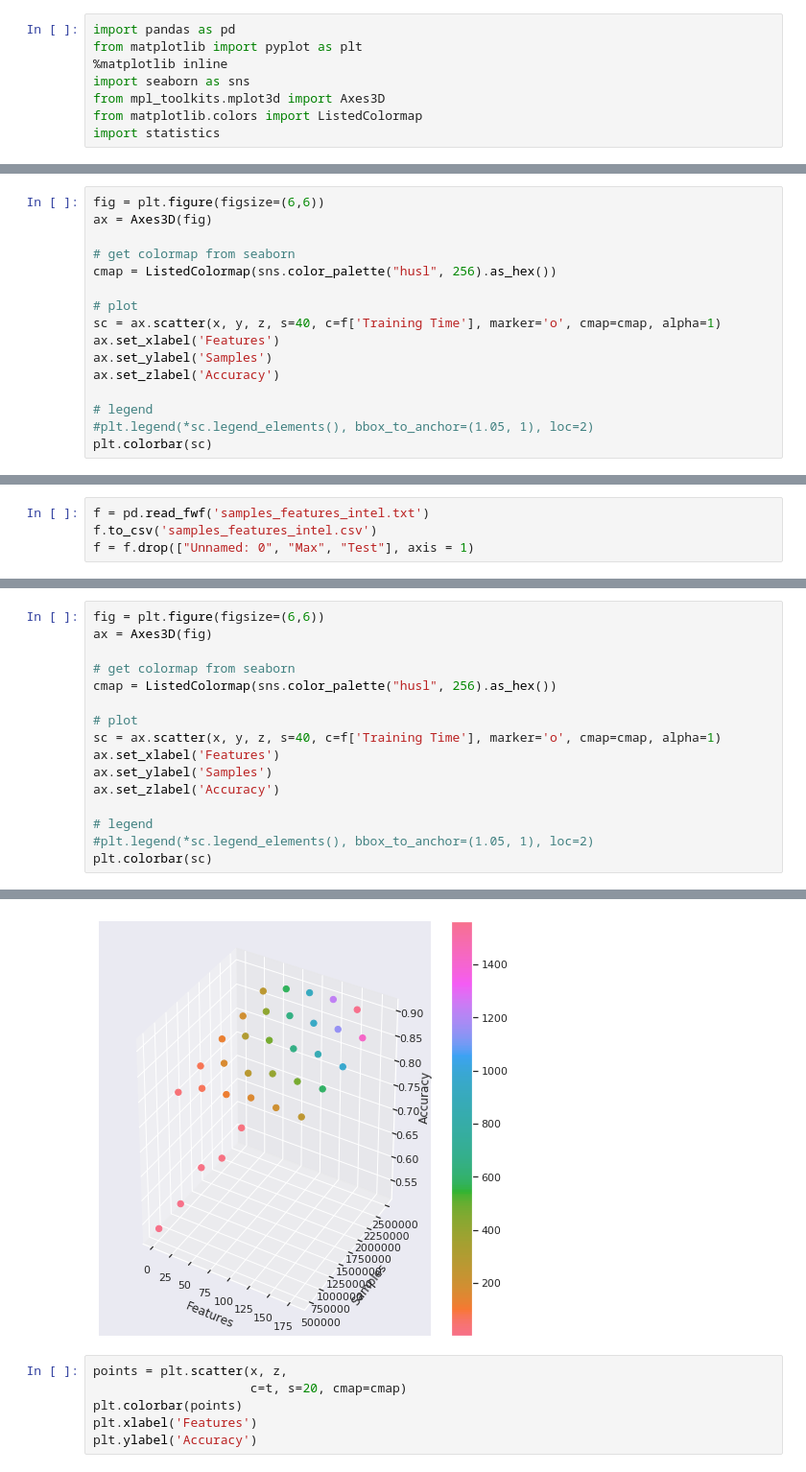
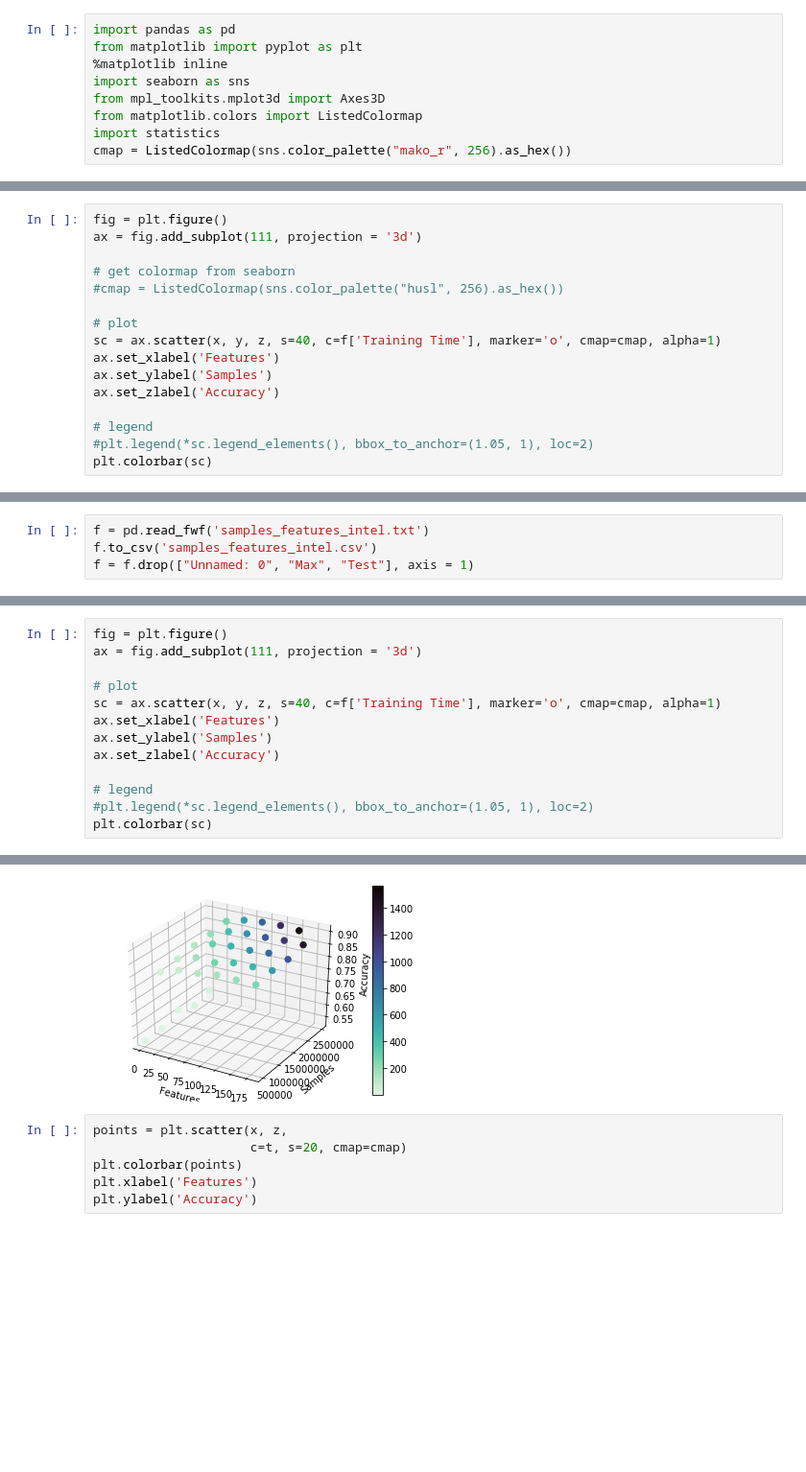
Before and after one commit to purvabhalekar/intel_dev_tests, a Jupyter notebook: IntelvsNonIntel/two_features_intel.ipynb, the cells around one changed output, grey strips where cells are left out. Shown at 96% size. Saved outputs shown, nothing was run; the diff lists cells and outputs as text; blank space fills up the shorter version.

```diff
--- a/IntelvsNonIntel/two_features_intel.ipynb
+++ b/IntelvsNonIntel/two_features_intel.ipynb
@@ -6,6 +6,7 @@ import seaborn as sns
 from mpl_toolkits.mplot3d import Axes3D
 from matplotlib.colors import ListedColormap
 import statistics
+cmap = ListedColormap(sns.color_palette("mako_r", 256).as_hex())
 # %%
 f = pd.read_fwf('samples_features_nonintel.txt')
 f.to_csv('samples_features_nonintel.csv')
@@ -23,9 +24,9 @@ Training Time : 432.14316743656195
 # %%
-fig = plt.figure(figsize=(6,6))
-ax = Axes3D(fig)
+fig = plt.figure()
+ax = fig.add_subplot(111, projection = '3d')
 
 # get colormap from seaborn
-cmap = ListedColormap(sns.color_palette("husl", 256).as_hex())
+#cmap = ListedColormap(sns.color_palette("husl", 256).as_hex())
 
 # plot
 sc = ax.scatter(x, y, z, s=40, c=f['Training Time'], marker='o', cmap=cmap, alpha=1)
@@ -92,22 +93,19 @@ Training Time : 460.15660506378697
 # %%
-fig = plt.figure(figsize=(6,6))
-ax = Axes3D(fig)
-
-# get colormap from seaborn
-cmap = ListedColormap(sns.color_palette("husl", 256).as_hex())
+fig = plt.figure()
+ax = fig.add_subplot(111, projection = '3d')
 
 # plot
 sc = ax.scatter(x, y, z, s=40, c=f['Training Time'], marker='o', cmap=cmap, alpha=1)
 ax.set_xlabel('Features')
 ax.set_ylabel('Samples')
 ax.set_zlabel('Accuracy')
 
 # legend
 #plt.legend(*sc.legend_elements(), bbox_to_anchor=(1.05, 1), loc=2)
 plt.colorbar(sc)
 # %% [output]
 <matplotlib.colorbar.Colorbar at 0x...>
-[figure, old version]
+[figure, new version]
 # %%
 points = plt.scatter(x, z,
                      c=t, s=20, cmap=cmap)
```
Also changed, not shown: parts of 11 cells of this notebook, 1 other file.
